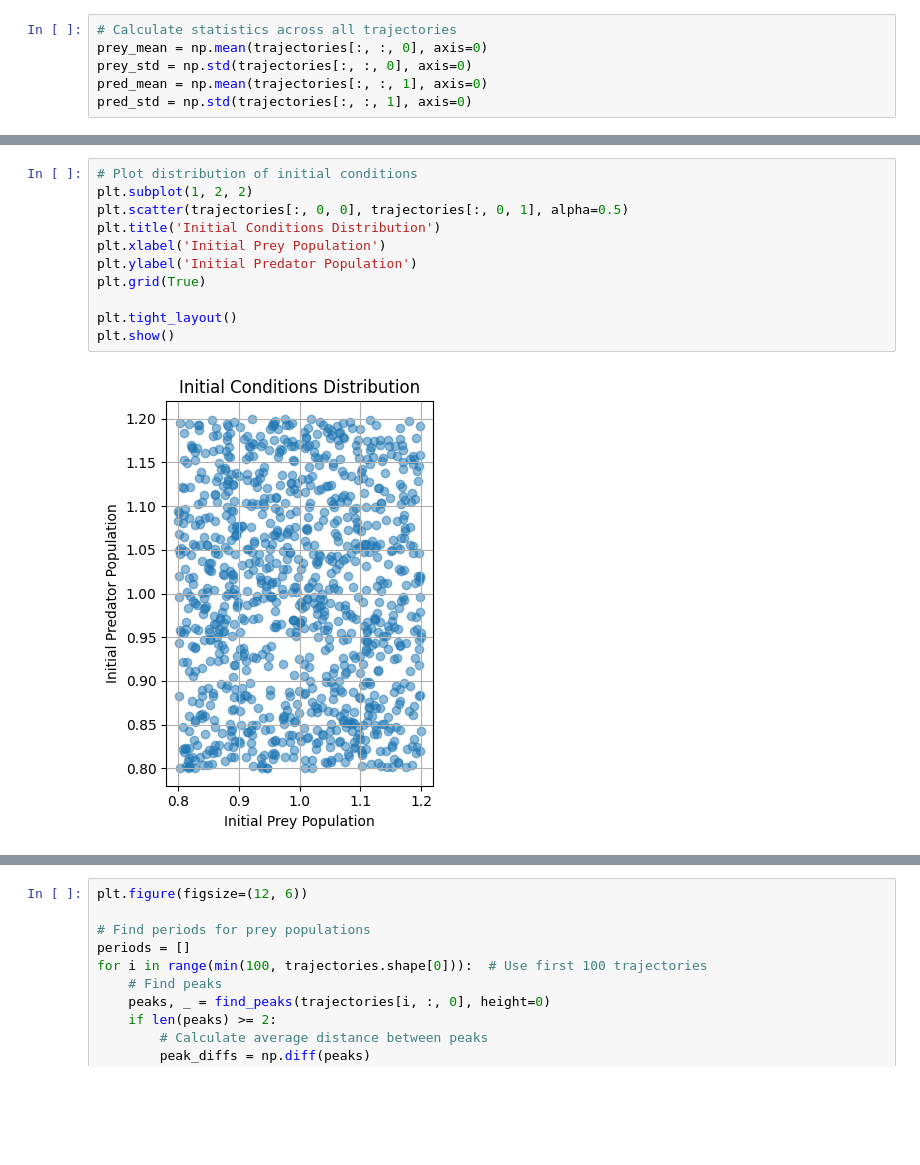
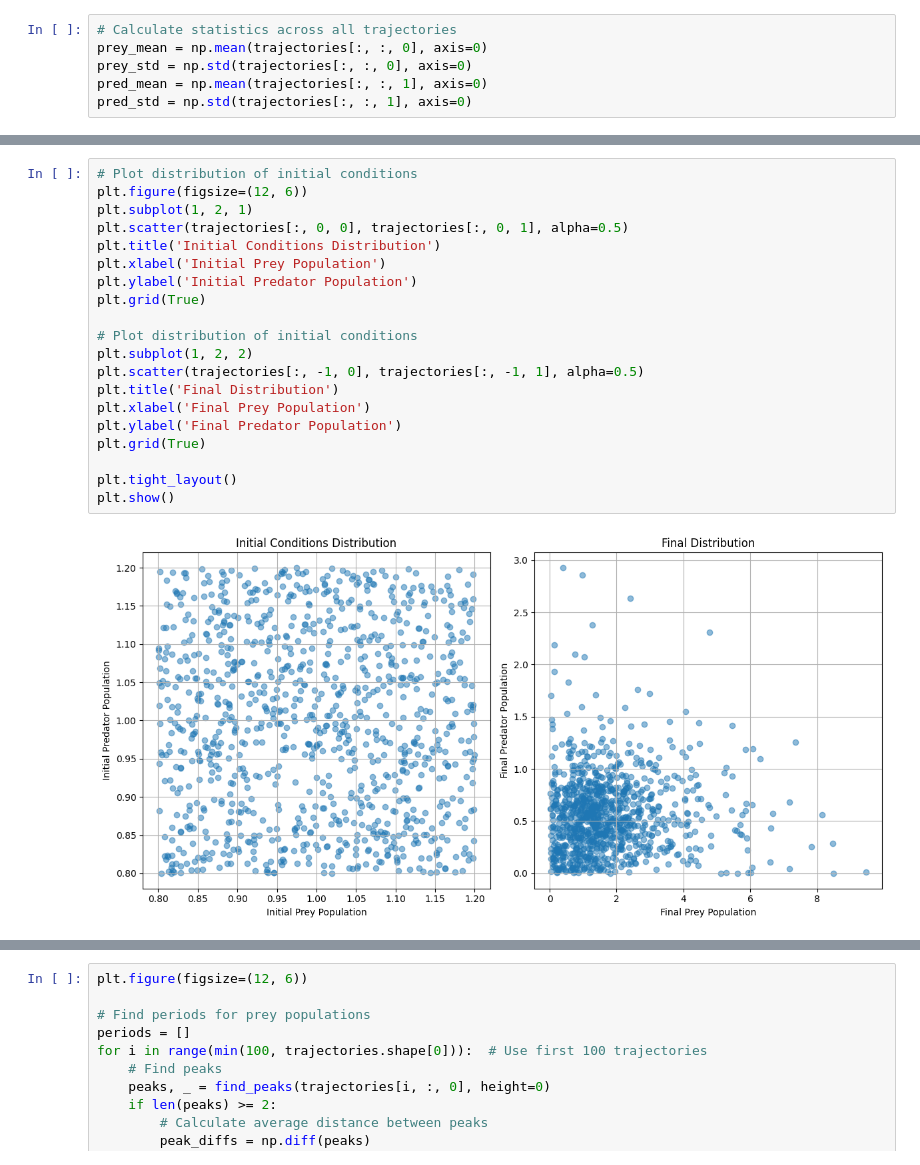
Before and after one commit to AprilQx/Lora, a Jupyter notebook: notebooks/data_exploration.ipynb, the cells around one changed output, grey strips where cells are left out. Saved outputs shown, nothing was run; the diff lists cells and outputs as text; blank space fills up the shorter version.

```diff
--- a/notebooks/data_exploration.ipynb
+++ b/notebooks/data_exploration.ipynb
@@ -93,13 +94,22 @@ plt.grid(True)
 # %%
 # Plot distribution of initial conditions
-plt.subplot(1, 2, 2)
+plt.figure(figsize=(12, 6))
+plt.subplot(1, 2, 1)
 plt.scatter(trajectories[:, 0, 0], trajectories[:, 0, 1], alpha=0.5)
 plt.title('Initial Conditions Distribution')
 plt.xlabel('Initial Prey Population')
 plt.ylabel('Initial Predator Population')
 plt.grid(True)
 
+# Plot distribution of initial conditions
+plt.subplot(1, 2, 2)
+plt.scatter(trajectories[:, -1, 0], trajectories[:, -1, 1], alpha=0.5)
+plt.title('Final Distribution')
+plt.xlabel('Final Prey Population')
+plt.ylabel('Final Predator Population')
+plt.grid(True)
+
 plt.tight_layout()
 plt.show()
 # %% [output]
-[figure, old version]
+[figure, new version]
```
Also changed, not shown: parts of 4 cells of this notebook, 10 other files.
